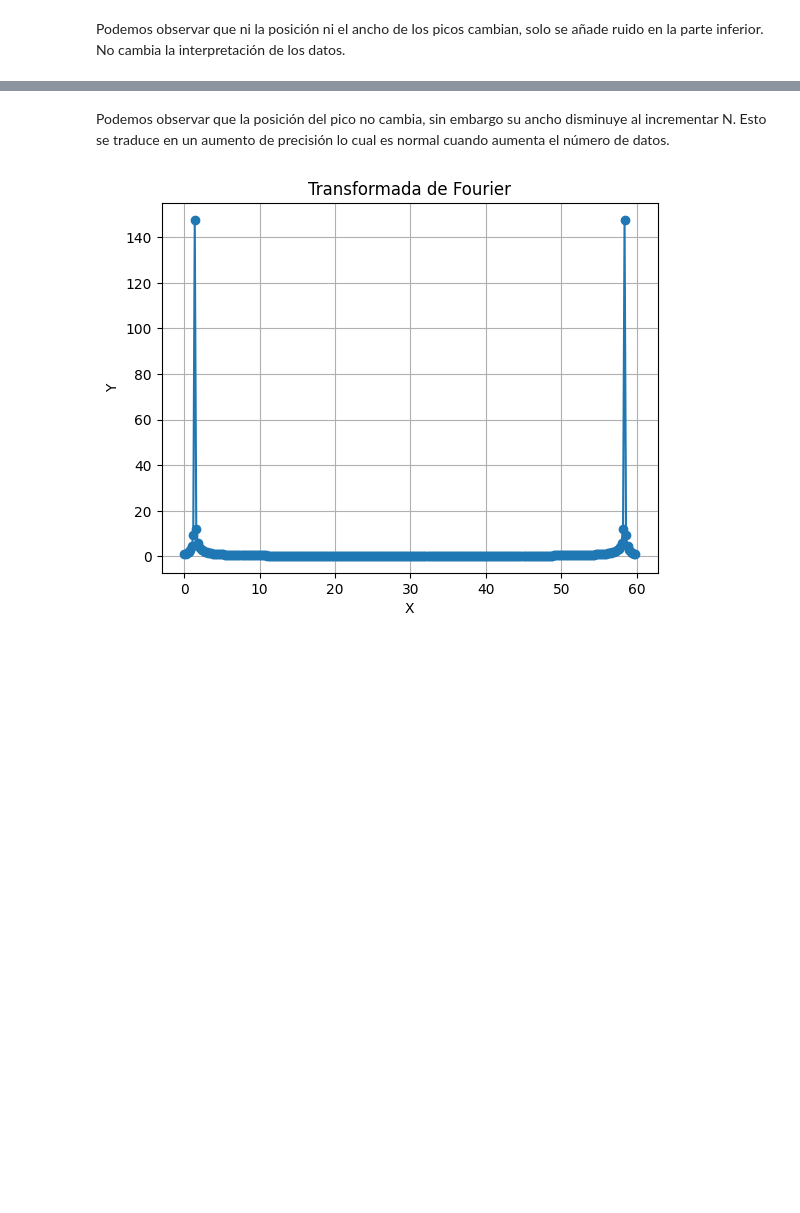
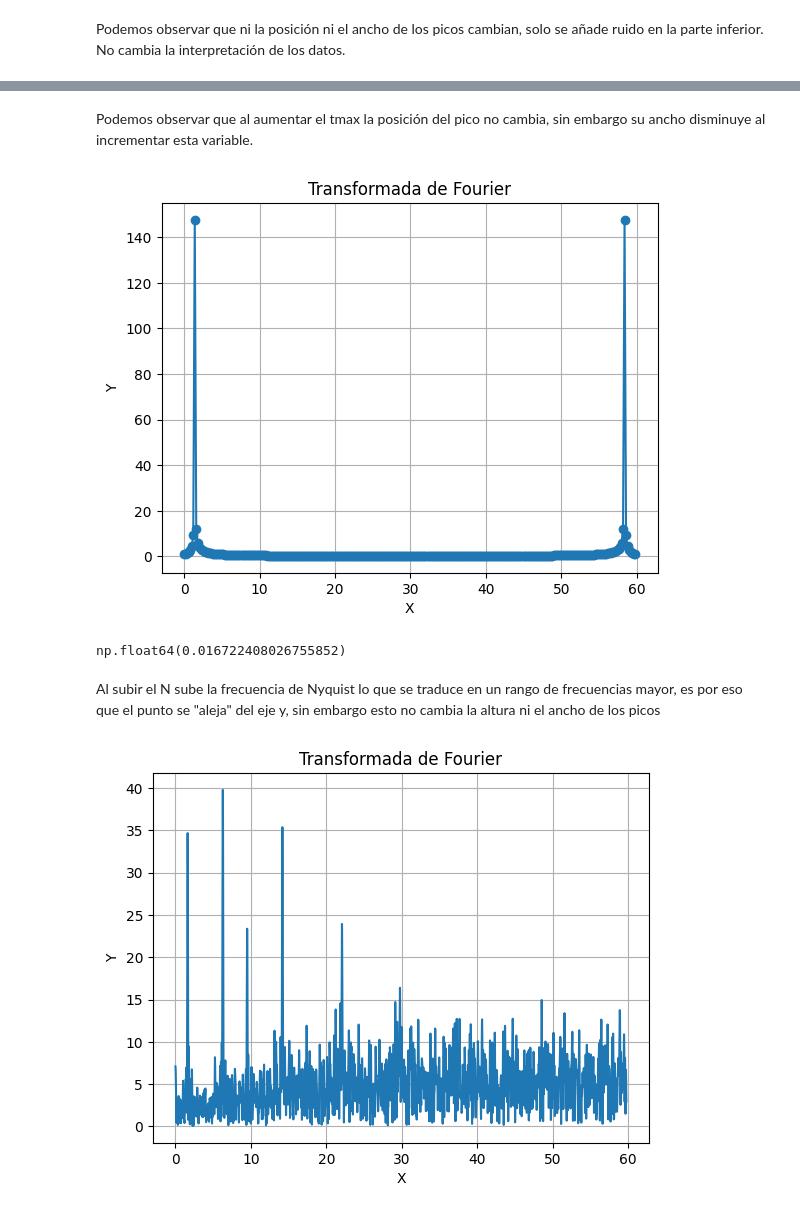
Before and after one commit to SimonOliveros/Entregas_Metodos_Comp_II_Oliveros_LopezDeMesa, a Jupyter notebook: Taller1.ipynb, the cells around one changed output, grey strips where cells are left out. Cells and saved outputs as stored; diff of their text form; code cells hidden in the pictures; blank space fills up the shorter version.

```diff
--- a/Taller1.ipynb
+++ b/Taller1.ipynb
@@ -99,5 +101,5 @@ plt.show()  # Mostrar el gráfico
 # %% [markdown]
-Podemos observar  que la posición del pico no cambia, sin embargo su ancho disminuye al incrementar N. Esto se traduce en un aumento de precisión lo cual es normal cuando aumenta el número de datos.
+Podemos observar  que al aumentar el tmax la posición del pico no cambia, sin embargo su ancho disminuye al incrementar esta variable.
 # %%
 
 
@@ -116,5 +118,32 @@ plt.xlabel('X')  # Etiqueta del eje X
 plt.ylabel('Y')  # Etiqueta del eje Y
 plt.grid(True)  # Mostrar una cuadrícula
 plt.show()  # Mostrar el gráfico
+dt
 # %% [output]
 [figure]
+np.float64(0.016722408026755852)
+# %% [markdown]
+Al subir el N sube la frecuencia de Nyquist lo que se traduce en un rango de frecuencias mayor, es por eso que el punto se "aleja" del eje y, sin embargo esto no cambia la altura ni el ancho de los picos
+# %%
+#4
+N = 80
+ts_0 = np.linspace(0,10,N)
+
+ts = ts_0 + np.random.normal(0.,0.01,N)
+
+f=2*np.pi
+fs= np.arange(0,1/dt,0.01)
+ys = np.sin(2*np.pi*ts*f)
+
+F=np.zeros(len(fs))+0j
+
+for k in range(len(fs)):
+   F[k]=NUDFT(ts,ys,fs[k])
+plt.plot(fs, abs(F))  # marker='o' agrega puntos en cada valor
+plt.title("Transformada de Fourier")  # Título del gráfico
+plt.xlabel('X')  # Etiqueta del eje X
+plt.ylabel('Y')  # Etiqueta del eje Y
+plt.grid(True)  # Mostrar una cuadrícula
+plt.show()  # Mostrar el gráfico
+# %% [output]
+[figure, added]
```
Also changed, not shown: parts of 3 cells of this notebook, 4 other files.
